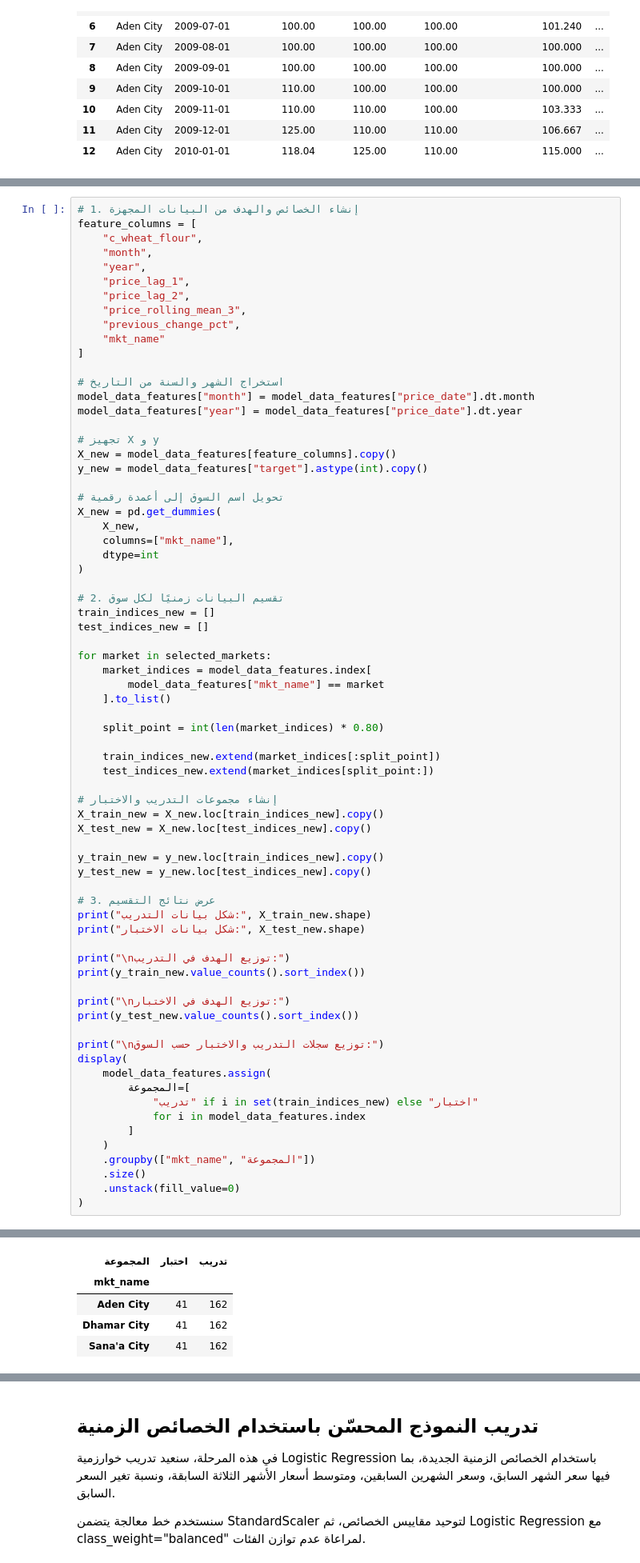
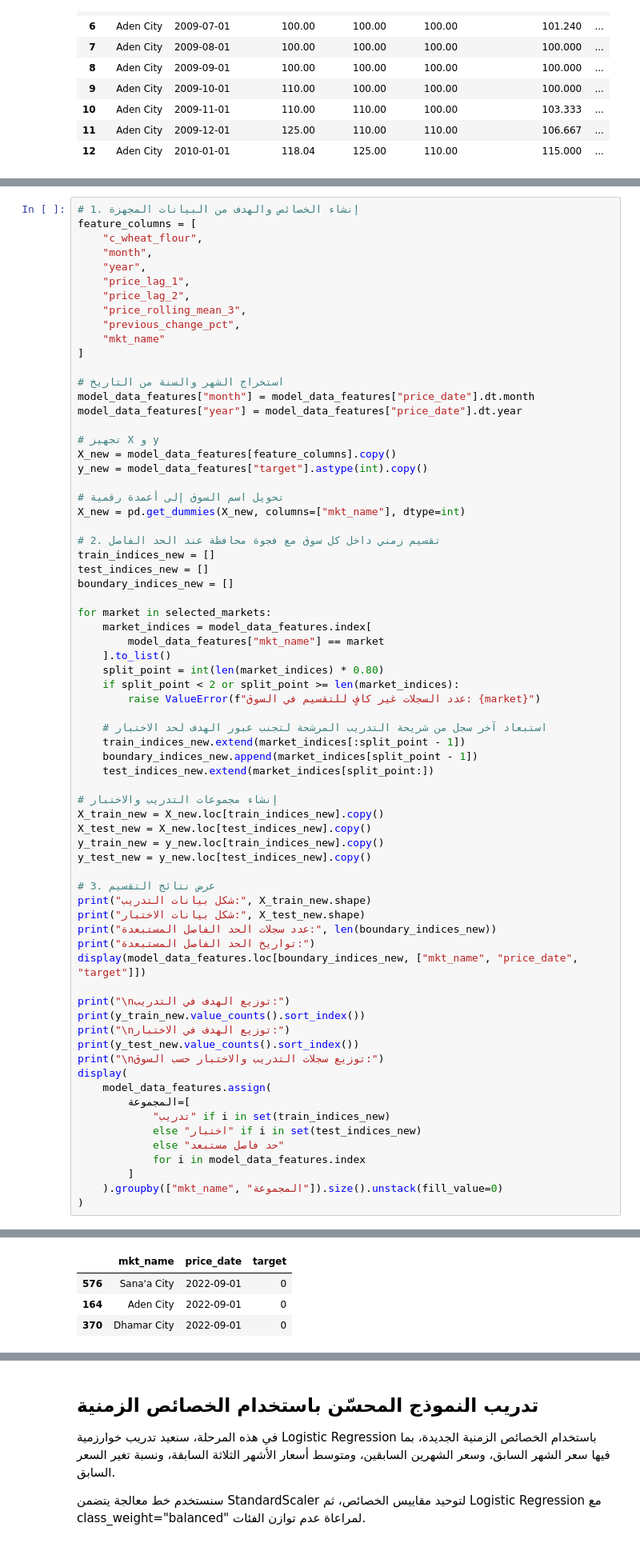
Before and after one commit to susu11234s7w7-arch/Yemen-PriceGuard-AI, a Jupyter notebook: Yemen_PriceGuard_AI.ipynb, the cells around one changed output, grey strips where cells are left out. Shown at 80% size. Saved outputs shown, nothing was run; the diff lists cells and outputs as text.

Commit message:
Correct temporal split and refresh evaluation artifacts

```diff
--- a/Yemen_PriceGuard_AI.ipynb
+++ b/Yemen_PriceGuard_AI.ipynb
@@ -1056,53 +1041,52 @@ X_new = model_data_features[feature_columns].copy()
 y_new = model_data_features["target"].astype(int).copy()
 
 # تحويل اسم السوق إلى أعمدة رقمية
-X_new = pd.get_dummies(
-    X_new,
-    columns=["mkt_name"],
-    dtype=int
-)
+X_new = pd.get_dummies(X_new, columns=["mkt_name"], dtype=int)
 
-# 2. تقسيم البيانات زمنيًا لكل سوق
+# 2. تقسيم زمني داخل كل سوق مع فجوة محافظة عند الحد الفاصل
 train_indices_new = []
 test_indices_new = []
+boundary_indices_new = []
 
 for market in selected_markets:
     market_indices = model_data_features.index[
         model_data_features["mkt_name"] == market
     ].to_list()
+    split_point = int(len(market_indices) * 0.80)
+    if split_point < 2 or split_point >= len(market_indices):
+        raise ValueError(f"عدد السجلات غير كافٍ للتقسيم في السوق: {market}")
 
-    split_point = int(len(market_indices) * 0.80)
-
-    train_indices_new.extend(market_indices[:split_point])
+    # استبعاد آخر سجل من شريحة التدريب المرشحة لتجنب عبور الهدف لحد الاختبار
+    train_indices_new.extend(market_indices[:split_point - 1])
+    boundary_indices_new.append(market_indices[split_point - 1])
     test_indices_new.extend(market_indices[split_point:])
 
 # إنشاء مجموعات التدريب والاختبار
 X_train_new = X_new.loc[train_indices_new].copy()
 X_test_new = X_new.loc[test_indices_new].copy()
-
 y_train_new = y_new.loc[train_indices_new].copy()
 y_test_new = y_new.loc[test_indices_new].copy()
 
 # 3. عرض نتائج التقسيم
 print("شكل بيانات التدريب:", X_train_new.shape)
 print("شكل بيانات الاختبار:", X_test_new.shape)
+print("عدد سجلات الحد الفاصل المستبعدة:", len(boundary_indices_new))
+print("تواريخ الحد الفاصل المستبعدة:")
+display(model_data_features.loc[boundary_indices_new, ["mkt_name", "price_date", "target"]])
 
 print("\nتوزيع الهدف في التدريب:")
 print(y_train_new.value_counts().sort_index())
-
 print("\nتوزيع الهدف في الاختبار:")
 print(y_test_new.value_counts().sort_index())
-
 print("\nتوزيع سجلات التدريب والاختبار حسب السوق:")
 display(
     model_data_features.assign(
         المجموعة=[
-            "تدريب" if i in set(train_indices_new) else "اختبار"
+            "تدريب" if i in set(train_indices_new)
+            else "اختبار" if i in set(test_indices_new)
+            else "حد فاصل مستبعد"
             for i in model_data_features.index
         ]
-    )
-    .groupby(["mkt_name", "المجموعة"])
-    .size()
-    .unstack(fill_value=0)
+    ).groupby(["mkt_name", "المجموعة"]).size().unstack(fill_value=0)
 )
 # %% [output]
@@ -1125,5 +1097,4 @@ Name: count, dtype: int64
-| المجموعة | اختبار | تدريب |
-| mkt_name |  |  |
-| Aden City | 41 | 162 |
-| Dhamar City | 41 | 162 |
-| Sana'a City | 41 | 162 |
+|  | mkt_name | price_date | target |
+| 576 | Sana'a City | 2022-09-01 | 0 |
+| 164 | Aden City | 2022-09-01 | 0 |
+| 370 | Dhamar City | 2022-09-01 | 0 |
```
Also changed, not shown: parts of 22 cells of this notebook, 8 other files.
